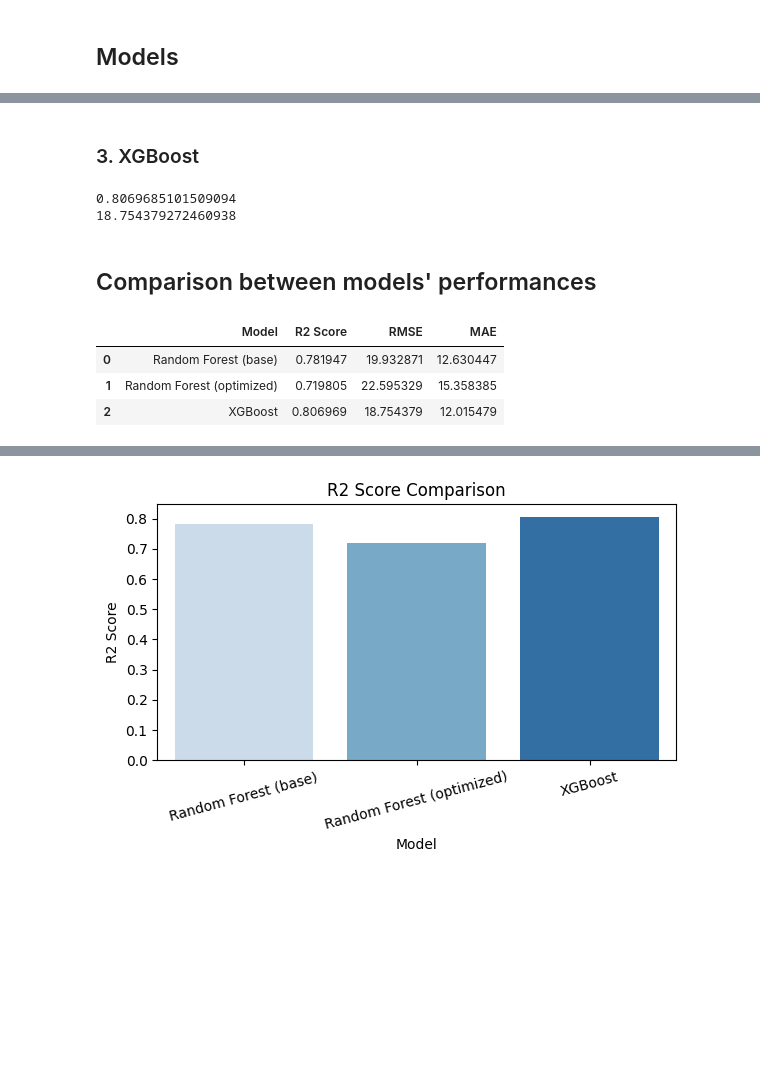
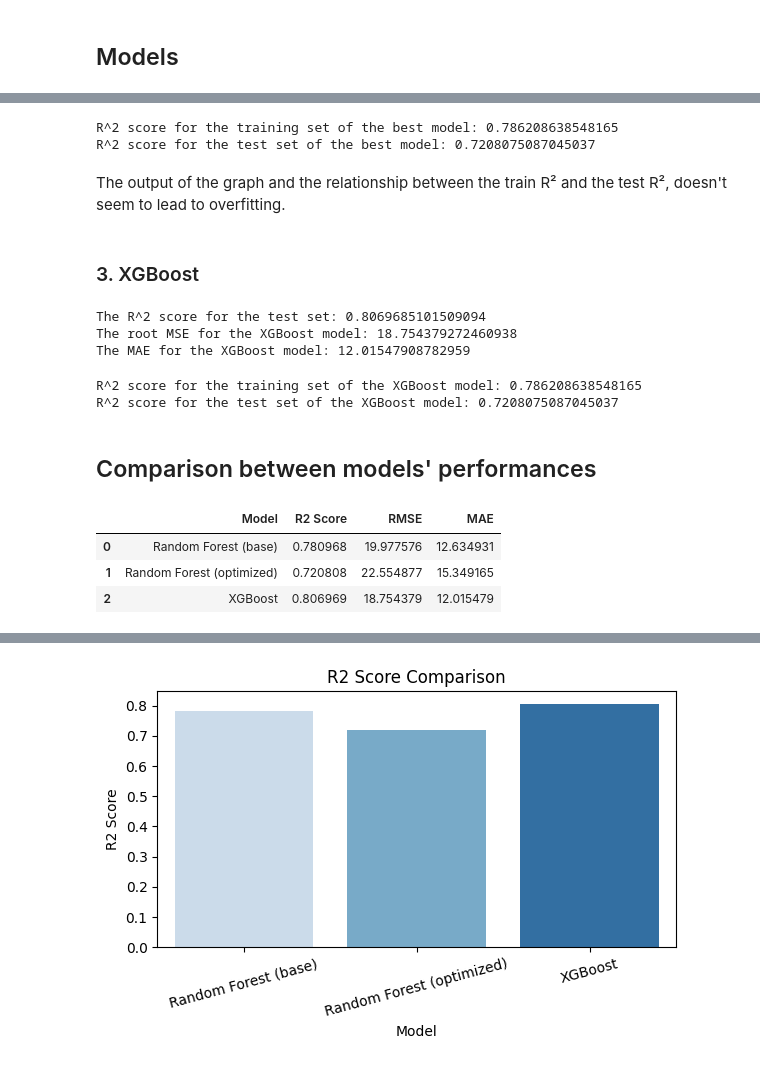
Before and after one commit to JacopooOrsinii/Project_1_Demand_Forecasting, a Jupyter notebook: Project_1_Demand_Forecasting.ipynb, the cells around one changed output, grey strips where cells are left out. Saved outputs shown, nothing was run; the diff lists cells and outputs as text; code cells hidden in the pictures; blank space fills up the shorter version.

```diff
--- a/Project_1_Demand_Forecasting.ipynb
+++ b/Project_1_Demand_Forecasting.ipynb
@@ -158,0 +194,29 @@ RandomForestRegressor(max_depth=20, min_samples_split=4, n_jobs=-1)
+# %%
+# best parameters
+best_max_depth = 20
+best_min_samples_split = 4
+
+
+estimators_range = [50, 100, 150, 200, 250, 300]
+train_mse = []
+test_mse = []
+train_mae = []
+test_mae = []
+
+for n_estimators in estimators_range:
+    model = RandomForestRegressor(
+        n_estimators=n_estimators,
+        max_depth=best_max_depth,
+        min_samples_split=best_min_samples_split,
+        random_state=42,
+        n_jobs=-1
+    )
+    model.fit(X_train, Y_train)
+
+    y_train_pred = model.predict(X_train)
+    y_test_pred = model.predict(X_test)
+
+    train_mse.append(root_mean_squared_error(Y_train, y_train_pred))
+    test_mse.append(root_mean_squared_error(Y_test, y_test_pred))
+    train_mae.append(mean_absolute_error(Y_train, y_train_pred))
+    test_mae.append(mean_absolute_error(Y_test, y_test_pred))
@@ -159,3 +248,14 @@ RandomForestRegressor(max_depth=20, min_samples_split=4, n_jobs=-1)
+# %%
+train_best_model_random_forest_with_hp_t_R_2_score = best_model_random_forest_with_hp_t.score(X_train, Y_train)
+test_best_model_random_forest_with_hp_t_R_2_score = best_model_random_forest_with_hp_t_R_2_score
+
+print("R^2 score for the training set of the best model:", train_best_model_random_forest_with_hp_t_R_2_score)
+print("R^2 score for the test set of the best model:", test_best_model_random_forest_with_hp_t_R_2_score)
+# %% [output]
+R^2 score for the training set of the best model: 0.786208638548165
+R^2 score for the test set of the best model: 0.7208075087045037
+# %% [markdown]
+The output of the graph and the relationship between the train R² and the test R², doesn't seem to lead to overfitting.
 # %% [markdown]
 ### 3. XGBoost
 # %%
@@ -166,43 +266,53 @@ model_xgboost.fit(X_train, Y_train)
 
 # print the R^2 score for the model xgboost
 model_xgboost_R_2_score = model_xgboost.score(X_test, Y_test)
-print(model_xgboost_R_2_score)
+print("The R^2 score for the test set:", model_xgboost_R_2_score)
 
 # print the root mean squared error (MSE) for the model xgboost
 Y_pred_model_xgboost = model_xgboost.predict(X_test)
 root_MSE_model_xgboost = root_mean_squared_error(Y_pred_model_xgboost, Y_test)
-print(root_MSE_model_xgboost)
+print("The root MSE for the XGBoost model:", root_MSE_model_xgboost)
+
+# print the mean absolute error (MAE) for the model xgboost
+MAE_model_xgboost = mean_absolute_error(Y_test, Y_pred_model_xgboost)
+print("The MAE for the XGBoost model:", MAE_model_xgboost)
 # %% [output]
-0.8069685101509094
-18.754379272460938
+The R^2 score for the test set: 0.8069685101509094
+The root MSE for the XGBoost model: 18.754379272460938
+The MAE for the XGBoost model: 12.01547908782959
+# %%
+train_model_xgboost_R_2_score = model_xgboost.score(X_train, Y_train)
+test_model_xgbosst_R_2_score = model_xgboost_R_2_score
+
+print("R^2 score for the training set of the XGBoost model:", train_best_model_random_forest_with_hp_t_R_2_score)
+print("R^2 score for the test set of the XGBoost model:", test_best_model_random_forest_with_hp_t_R_2_score)
+# %% [output]
+R^2 score for the training set of the XGBoost model: 0.786208638548165
+R^2 score for the test set of the XGBoost model: 0.7208075087045037
 # %% [markdown]
 ## Comparison between models' performances
 # %%
-MAE_model_random_forest_without_hp_t = mean_absolute_error(Y_test, Y_pred_model_random_forest_without_hp_t)
-MAE_model_random_forest_with_hp_t = mean_absolute_error(Y_test, Y_pred_model_random_forest_with_hp_t)
-MAE_model_xgboost = mean_absolute_error(Y_test, Y_pred_model_xgboost)
-
 results_comparison_dataset = pd.DataFrame({
     'Model': ['Random Forest (base)', 'Random Forest (optimized)', 'XGBoost'],
     'R2 Score': [
         model_random_forest_without_hp_t_R_2_score,
         best_model_random_forest_with_hp_t_R_2_score,
         model_xgboost_R_2_score
     ],
     'RMSE': [
         root_MSE_model_random_forest_without_hp_t,
         root_MSE_best_model_random_forest_with_hp_t,
         root_MSE_model_xgboost
     ],
     'MAE': [
         MAE_model_random_forest_without_hp_t,
-        MAE_model_random_forest_with_hp_t,
+        MAE_best_model_random_forest_with_hp_t,
         MAE_model_xgboost]
 })
 
 results_comparison_dataset
 # %% [output]
 |  | Model | R2 Score | RMSE | MAE |
-| 0 | Random Forest (base) | 0.781947 | 19.932871 | 12.630447 |
-| 1 | Random Forest (optimized) | 0.719805 | 22.595329 | 15.358385 |
+| 0 | Random Forest (base) | 0.780968 | 19.977576 | 12.634931 |
+| 1 | Random Forest (optimized) | 0.720808 | 22.554877 | 15.349165 |
 | 2 | XGBoost | 0.806969 | 18.754379 | 12.015479 |
```
Also changed, not shown: parts of 15 cells of this notebook.
